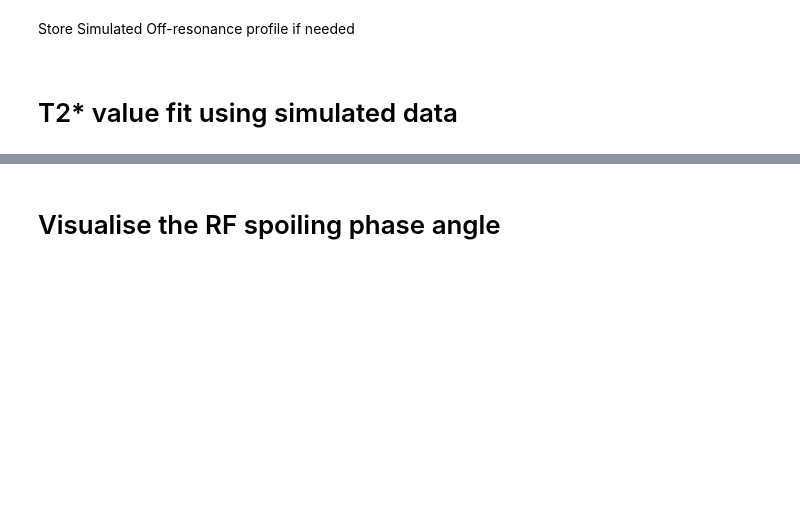
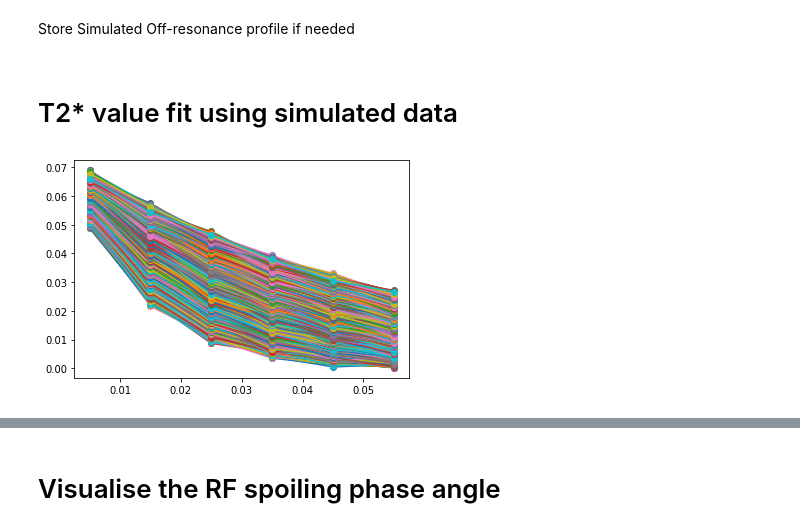
Before and after one commit to Yifei-Jin/Final_Year_Project, a Jupyter notebook: Code/Quadratic_Spoiling/6_Quadratic_spoiling_MonteCarloSimulation_v3.ipynb, the cells around one changed output, grey strips where cells are left out. Saved outputs shown, nothing was run; the diff lists cells and outputs as text; code cells hidden in the pictures; blank space fills up the shorter version.

```diff
--- a/Code/Quadratic_Spoiling/6_Quadratic_spoiling_MonteCarloSimulation_v3.ipynb
+++ b/Code/Quadratic_Spoiling/6_Quadratic_spoiling_MonteCarloSimulation_v3.ipynb
@@ -444,36 +449,41 @@ for GroundTruth in T2Star_GT:
         else:
             for i in range (0,Period):
                 F_index = np.where(F_state == float(-1-2*i))
 
                 F = np.append(F, i)
                 F_Magnitude = np.append(F_Magnitude, np.abs(F_state_magnitude[F_index]))
 
             #End
 
         ## time = TE+F*TR
         time = TE*np.ones(np.shape(F))+ F *TR
 
         def func(t, A, R2Star):
             return A * np.exp(-R2Star * t)
         #fitted coefficient stored in popt:[A R2*] --> T2* = 1/R2*
         popt, pcov = curve_fit(func, time, F_Magnitude)
 
-        # plt.figure(1)
-        # plt.plot(time, F_Magnitude)
+        plt.figure(1)
+        plt.plot(time, F_Magnitude, marker = 'o')
         T2Star_measured = 1/popt[1]
         T2s_m = np.append(T2s_m, T2Star_measured)
         #____________________________________________________________
     #For End
 
     #calculate error
     T2s_m_all = np.append(T2s_m_all, T2s_m)
-    Error_test = np.square(T2s_m - GroundTruth)
+    #Error_test = np.square(T2s_m - GroundTruth)、
+    Error_test = T2s_m - GroundTruth
     ErrorMeanSd = np.append(ErrorMeanSd, [(np.mean(Error_test), np.std(Error_test))], axis = 0)
     slicenum = slicenum + 1
 #For End
 
 ErrorMeanSd = np.delete(ErrorMeanSd, 0, 0)
 T2s_m_all = T2s_m_all.reshape(T2Star_GT.shape[-1], testnumber)
+
+plt.savefig("./Figure/noise/"+str(Period)+"Period_"+str(TR)+"_TR_T2StarFit.jpg")
+# %% [output]
+[figure, added]
 # %%
 plt.figure(figsize=(10,10))
 plt.xlabel("T2* Ground Truth")
```
Also changed, not shown: parts of 8 cells of this notebook, 8 other files.
